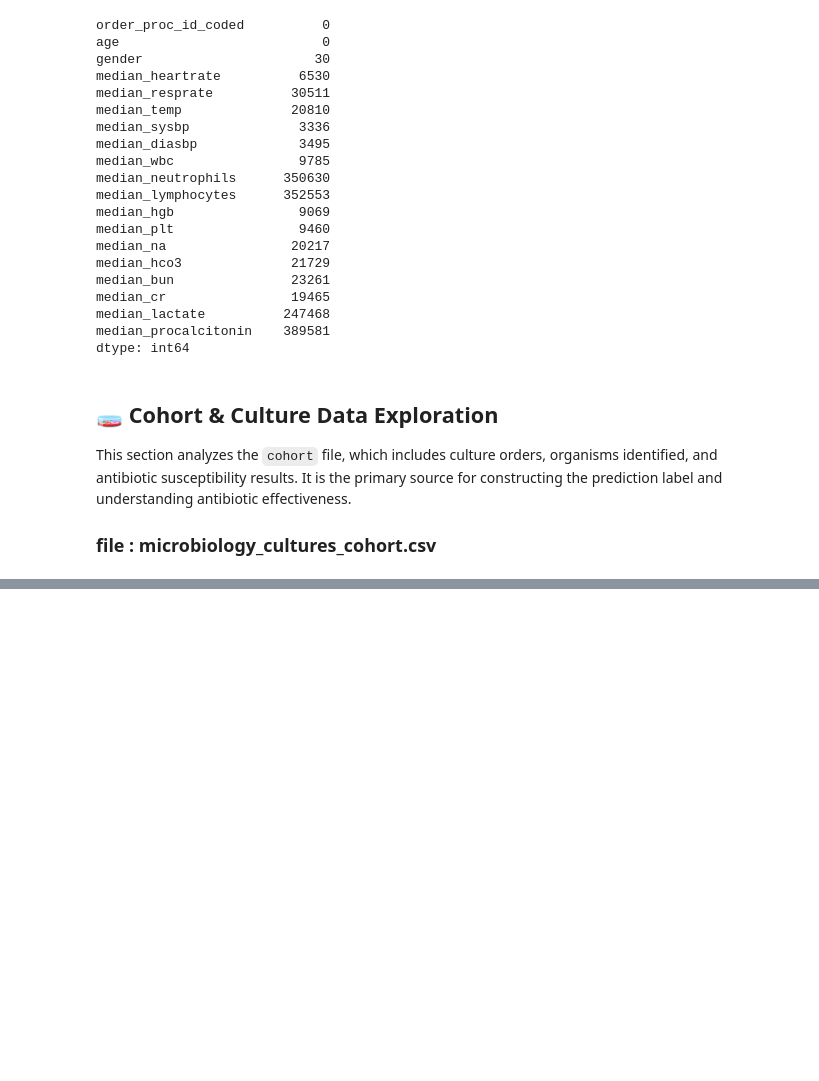
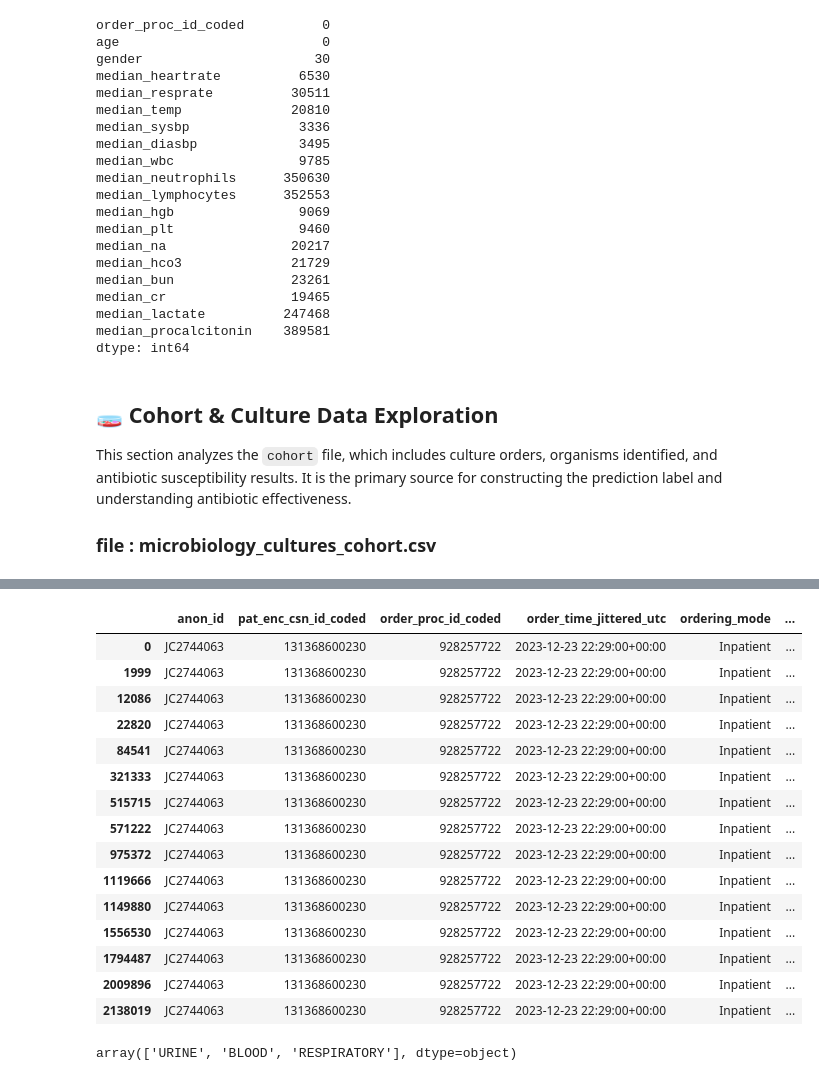
Before and after one commit to mohamedAlaa26/antibiotic-prediction, a Jupyter notebook: notebooks/explore_data.ipynb, the cells around one changed output, grey strips where cells are left out. Drawn from its saved outputs; the diff is of its cells as text; code cells hidden in the pictures; blank space fills up the shorter version.

Commit message:
exploration of cohort file and get the labels

```diff
--- a/notebooks/explore_data.ipynb
+++ b/notebooks/explore_data.ipynb
@@ -550,3 +552,7 @@ dtype: int64
 This section analyzes the `cohort` file, which includes culture orders, organisms identified, and antibiotic susceptibility results. It is the primary source for constructing the prediction label and understanding antibiotic effectiveness.
 
 ### file : microbiology_cultures_cohort.csv
+# %%
+cohort_path = data_path + "microbiology_cultures_cohort.csv"
+cohort_data = pd.read_csv(cohort_path)
+cohort_data.head()
@@ -552,0 +566,24 @@ This section analyzes the `cohort` file, which includes culture orders, organism
+# %%
+# check for rows of this order_proc_id_coded== 928257722
+cohort_data[cohort_data['order_proc_id_coded'] == 928257722]
+# %% [output]
+|  | anon_id | pat_enc_csn_id_coded | order_proc_id_coded | order_time_jittered_utc | ordering_mode | ... |
+| 0 | JC2744063 | 131368600230 | 928257722 | 2023-12-23 22:29:00+00:00 | Inpatient | ... |
+| 1999 | JC2744063 | 131368600230 | 928257722 | 2023-12-23 22:29:00+00:00 | Inpatient | ... |
+| 12086 | JC2744063 | 131368600230 | 928257722 | 2023-12-23 22:29:00+00:00 | Inpatient | ... |
+| 22820 | JC2744063 | 131368600230 | 928257722 | 2023-12-23 22:29:00+00:00 | Inpatient | ... |
+| 84541 | JC2744063 | 131368600230 | 928257722 | 2023-12-23 22:29:00+00:00 | Inpatient | ... |
+| 321333 | JC2744063 | 131368600230 | 928257722 | 2023-12-23 22:29:00+00:00 | Inpatient | ... |
+| 515715 | JC2744063 | 131368600230 | 928257722 | 2023-12-23 22:29:00+00:00 | Inpatient | ... |
+| 571222 | JC2744063 | 131368600230 | 928257722 | 2023-12-23 22:29:00+00:00 | Inpatient | ... |
+| 975372 | JC2744063 | 131368600230 | 928257722 | 2023-12-23 22:29:00+00:00 | Inpatient | ... |
+| 1119666 | JC2744063 | 131368600230 | 928257722 | 2023-12-23 22:29:00+00:00 | Inpatient | ... |
+| 1149880 | JC2744063 | 131368600230 | 928257722 | 2023-12-23 22:29:00+00:00 | Inpatient | ... |
+| 1556530 | JC2744063 | 131368600230 | 928257722 | 2023-12-23 22:29:00+00:00 | Inpatient | ... |
+| 1794487 | JC2744063 | 131368600230 | 928257722 | 2023-12-23 22:29:00+00:00 | Inpatient | ... |
+| 2009896 | JC2744063 | 131368600230 | 928257722 | 2023-12-23 22:29:00+00:00 | Inpatient | ... |
+| 2138019 | JC2744063 | 131368600230 | 928257722 | 2023-12-23 22:29:00+00:00 | Inpatient | ... |
+# %%
+cohort_data['culture_description'].unique()
+# %% [output]
+array(['URINE', 'BLOOD', 'RESPIRATORY'], dtype=object)
```
Also changed, not shown: parts of 16 cells of this notebook.
